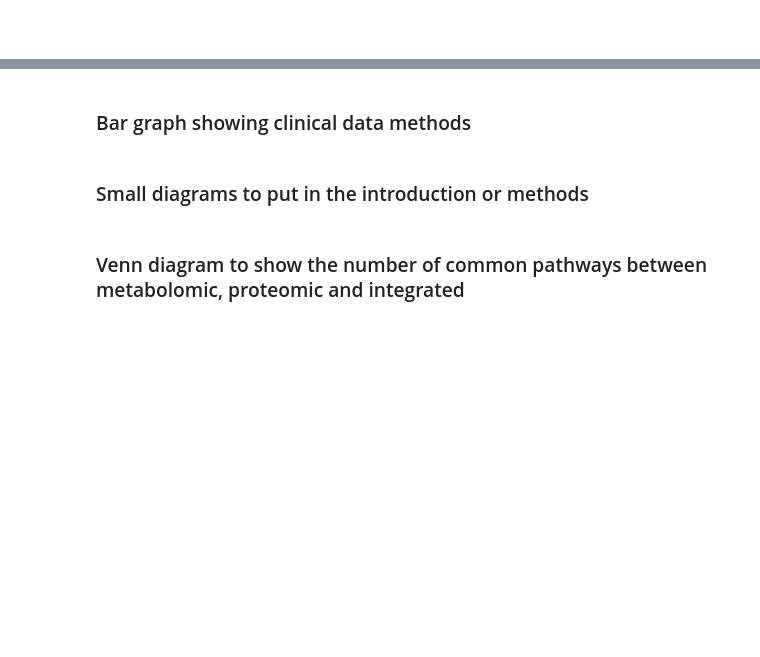
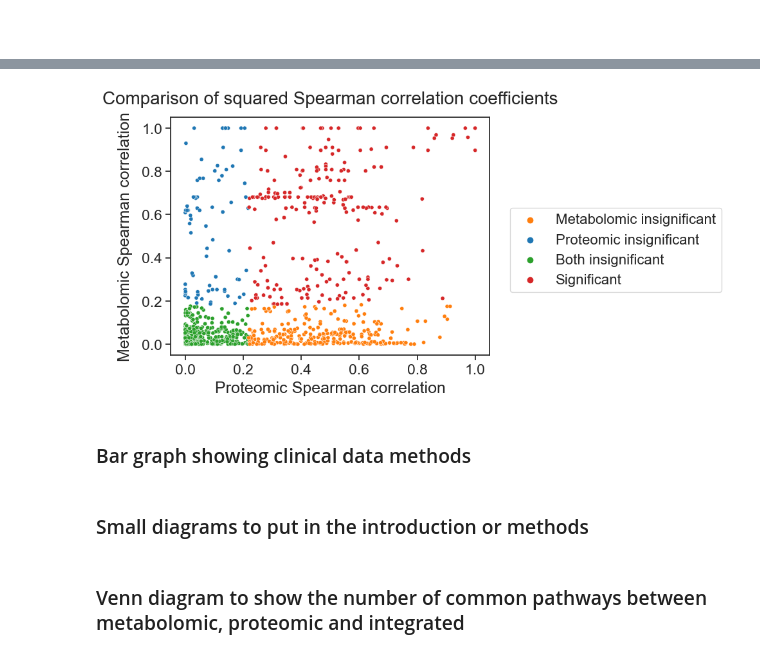
Before and after one commit to j-keung/multiomics-pathway-analysis, a Jupyter notebook: other_scripts/extra_figures.ipynb, the cells around one changed output, grey strips where cells are left out. Saved outputs shown, nothing was run; the diff lists cells and outputs as text; code cells hidden in the pictures; blank space fills up the shorter version.

Commit message:
fig_size

```diff
--- a/other_scripts/extra_figures.ipynb
+++ b/other_scripts/extra_figures.ipynb
@@ -183,29 +264,32 @@ display(omics_corr_df)
 # %%
 sns.set(font_scale = 1.5)
 sns.set_style("ticks") # same as "white" but with ticks
 
 fig, ax = plt.subplots()  #i do this because ax.legend is needed to remove the legend title
 
 #Change because I want metabolomics to be orange, proteomics to be blue
 palette = ['tab:orange', 'tab:blue', 'tab:green','tab:red']
 
 sns.scatterplot(
     data=omics_corr_df,
     x="Proteomic_corr",
     y="Metabolomic_corr",
     hue="Sig",
     hue_order = ['Metabolomic insignificant','Proteomic insignificant','Both insignificant','Significant'],
     palette=palette,
     #alpha=0.5,
-    s=8)       #color='#FFD580',s=10
+    s=20
+    )       #color='#FFD580',s=10
 
 plt.title('Comparison of squared Spearman correlation coefficients',fontsize=20, pad=15)
 plt.xlabel("Proteomic Spearman correlation",fontsize=18, labelpad=5)
 plt.ylabel("Metabolomic Spearman correlation",fontsize=18, labelpad=10)
 
-legend = ax.legend(bbox_to_anchor=(1.66,0.6), prop={'size': 14})
+legend = ax.legend(bbox_to_anchor=(1.75,0.65), prop={'size': 16})
 
-plt.savefig( '../Figures/common_pathways_correlation.png' , dpi=300,bbox_inches = 'tight' , pad_inches = 0.2 , facecolor='w')
+#plt.savefig( '../Figures/common_pathways_correlation.png' , dpi=300,bbox_inches = 'tight' , pad_inches = 0.2 , facecolor='w')
+# %% [output]
+[figure, added]
 # %% [markdown]
 ### Bar graph showing clinical data methods
 # %%
```
Also changed, not shown: parts of 8 cells of this notebook, 3 other files.
